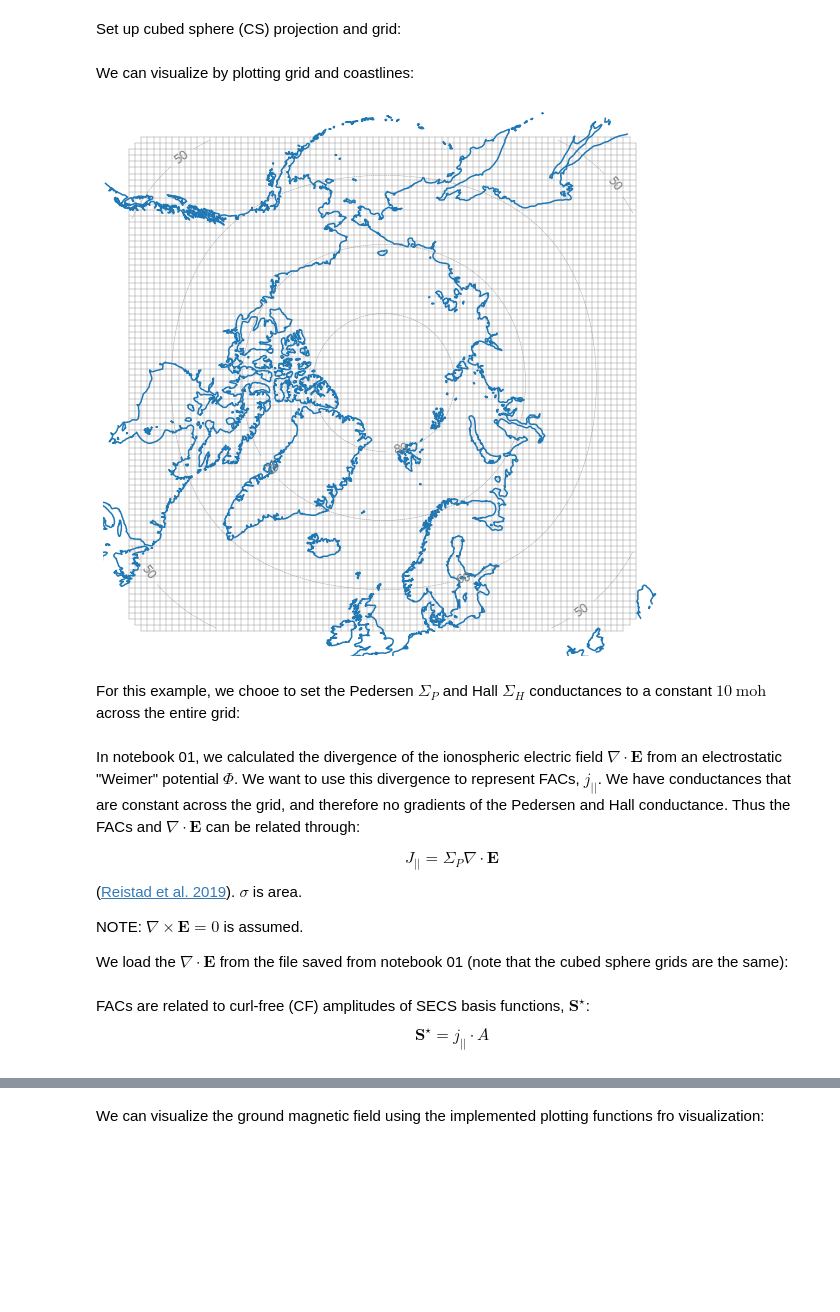
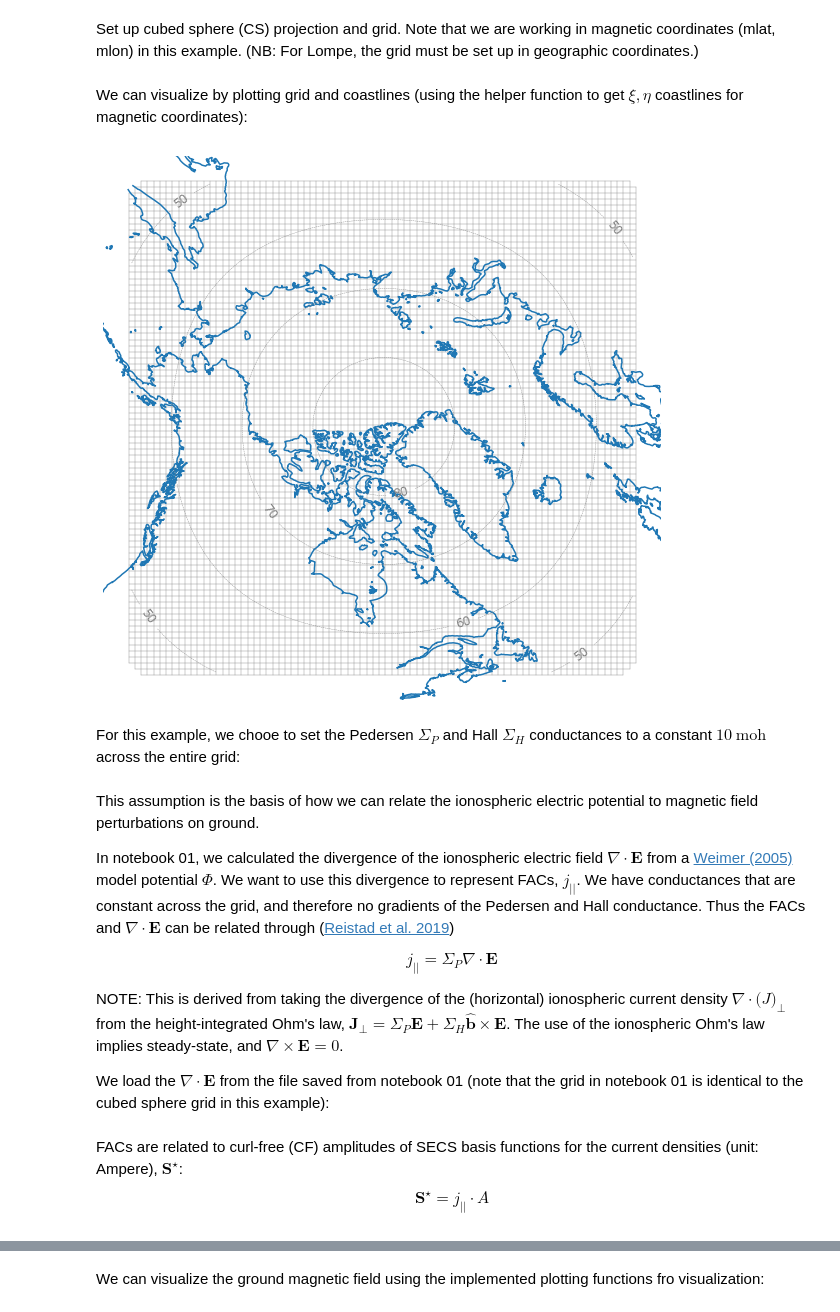
Before and after one commit to klaundal/lompe, a Jupyter notebook: examples/code_paper_figures/04_SECS_on_cubed_sphere_grid.ipynb, the cells around one changed output, grey strips where cells are left out. Saved outputs shown, nothing was run; the diff lists cells and outputs as text; code cells hidden in the pictures; blank space fills up the shorter version.

Commit message:
changed notebooks for consistency, added explanation to fig 4, started fig 5, finished fig 7, made notebook to hold fig 8

```diff
--- a/examples/code_paper_figures/04_SECS_on_cubed_sphere_grid.ipynb
+++ b/examples/code_paper_figures/04_SECS_on_cubed_sphere_grid.ipynb
@@ -5,58 +5,88 @@ Create a figure illustrating Python implementation spherical elementary current
 
 Import relevant modules:
 # %%
+%matplotlib inline
 import lompe
 import numpy as np
 import pandas as pd
+import datetime as dt
+import apexpy
 import matplotlib.pyplot as plt
 from lompe.secsy import get_SECS_B_G_matrices
 
 Re = 6371.2e3    # Earth radius
 HI = 110e3       # Ionospheric altitude
+time = dt.datetime(2005, 9, 10)
 # %% [markdown]
-Set up cubed sphere (CS) projection and grid:
+Set up cubed sphere (CS) projection and grid. Note that we are working in magnetic coordinates (mlat, mlon) in this example. (NB: For Lompe, the grid must be set up in geographic coordinates.)
 # %%
 L, W, Lres, Wres = 20000e3, 20000e3, 100e3, 100e3
 projection = lompe.cs.CSprojection(position = (0, 90), orientation = 0)
 grid = lompe.cs.CSgrid(projection, L, W, Lres, Wres, R = Re+HI) # set grid to ionospheric altitude
 # %% [markdown]
-We can visualize by plotting grid and coastlines:
+We can visualize by plotting grid and coastlines (using the helper function to get $\xi, \eta$ coastlines for magnetic coordinates):
+# %%
+def get_mag_coastlines(proj, apex, height = 110):
+    """ get coastlines in xi, eta for a grid defined in magnetic longitude and latitude """
+    import cartopy.io.shapereader as shpreader
+    shpfilename = shpreader.natural_earth(resolution='50m', category='physical', name='coastline')
+    reader = shpreader.Reader(shpfilename)
+    coastlines = reader.records()
+    multilinestrings = []
+    for coastline in coastlines:
+        if coastline.geometry.geom_type == 'MultiLineString':
+            multilinestrings.append(coastline.geometry)
+            continue
+        lon, lat = np.array(coastline.geometry.coords[:]).T
+        mlat, mlon = a.geo2apex(lat, lon, height) # geographic -> magnetic
+        yield proj.geo2cube(mlon, mlat)
+
+    for mls in multilinestrings:
+        for ls in mls:
+            lon, lat = np.array(ls.coords[:]).T
+            mlat, mlon = a.geo2apex(lat, lon, height) # geographic -> magnetic
+            yield proj.geo2cube(mlon, mlat)
 # %%
 fig, ax = plt.subplots(figsize = (10, 10))
 ax.set_axis_off()
 
 # grid
+a = apexpy.Apex(time, refh=HI*1e-3) # reference altitude in km
 for lon, lat in grid.get_grid_boundaries():
     xi, eta = grid.projection.geo2cube(lon, lat)
     ax.plot(xi, eta, color = 'grey', linewidth = .4)
 
+xlim, ylim = ax.get_xlim(), ax.get_ylim()
+
 # coastlines
-xlim, ylim = ax.get_xlim(), ax.get_ylim()
-for cl in grid.projection.get_projected_coastlines():
+a = apexpy.Apex(time, refh=HI*1e-3) # reference altitude in km
+for cl in get_mag_coastlines(grid.projection, a):
     ax.plot(cl[0], cl[1], color = 'C0')
 
 # add (geographic) latitude contours
 co = ax.contour(grid.xi, grid.eta, grid.lat, linestyles = '--', colors = 'grey', linewidths = .4, levels = np.r_[-80:81:10])
 ax.clabel(co, co.levels, inline = True, fontsize = 12)
 
 ax.set_xlim(xlim)
 ax.set_ylim(ylim);
 # %% [output]
-[figure, old version]
+[figure, new version]
 # %% [markdown]
 For this example, we chooe to set the Pedersen $\Sigma_P$ and Hall $\Sigma_H$ conductances to a constant $10\ \mathrm{moh}$ across the entire grid:
 # %%
 SH = np.ones(grid.shape)*10 # moh
 SP = np.ones(grid.shape)*10 # moh
 # %% [markdown]
-In notebook 01, we calculated the divergence of the ionospheric electric field $\nabla\cdot\mathbf{E}$ from an electrostatic "Weimer" potential $\Phi$. We want to use this divergence to represent FACs, $j_{||}$. We have conductances that are constant across the grid, and therefore no gradients of the Pedersen and Hall conductance. Thus the FACs and $\nabla\cdot\mathbf{E}$ can be related through:
+This assumption is the basis of how we can relate the ionospheric electric potential to magnetic field perturbations on ground.
+
+In notebook 01, we calculated the divergence of the ionospheric electric field $\nabla\cdot\mathbf{E}$ from a [Weimer (2005)](https://doi.org/10.1029/2004JA010884) model potential $\Phi$. We want to use this divergence to represent FACs, $j_{||}$. We have conductances that are constant across the grid, and therefore no gradients of the Pedersen and Hall conductance. Thus the FACs and $\nabla\cdot\mathbf{E}$ can be related through ([Reistad et al. 2019](https://doi.org/10.1029/2019JA026634))
 
 \begin{equation*}
-    J_{||} = \Sigma_P\nabla\cdot\mathbf{E}
+    j_{||} = \Sigma_P\nabla\cdot\mathbf{E}
 \end{equation*}
-([Reistad et al. 2019](https://doi.org/10.1029/2019JA026634)). $\sigma$ is area.
 
-NOTE: $\nabla\times\mathbf{E}=0$ is assumed.
 
-We load the $\nabla\cdot\mathbf{E}$ from the file saved from notebook 01 (note that the cubed sphere grids are the same):
+NOTE: This is derived from taking the divergence of the (horizontal) ionospheric current density $\nabla\cdot\mathbf(J)_{\perp}$ from the height-integrated Ohm's law, $\mathbf{J}_{\perp}=\Sigma_P\mathbf{E}+\Sigma_H\hat{\mathbf{b}}\times\mathbf{E}$. The use of the ionospheric Ohm's law implies steady-state, and $\nabla\times\mathbf{E}=0$.
+
+We load the $\nabla\cdot\mathbf{E}$ from the file saved from notebook 01 (note that the grid in notebook 01 is identical to the cubed sphere grid in this example):
 # %%
@@ -65,6 +98,6 @@ divE = (df['divE'].values).reshape(grid.shape) # to numpy array with shape match
 FAC = divE*SH
 # %% [markdown]
-FACs are related to curl-free (CF) amplitudes of SECS basis functions, $\mathbf{S}^{\star}$:
+FACs are related to curl-free (CF) amplitudes of SECS basis functions for the current densities (unit: Ampere), $\mathbf{S}^{\star}$:
 \begin{equation*}
     \mathbf{S}^{\star}=j_{||}\cdot A
 \end{equation*}
```
Also changed, not shown: parts of 10 cells of this notebook, 17 other files.
